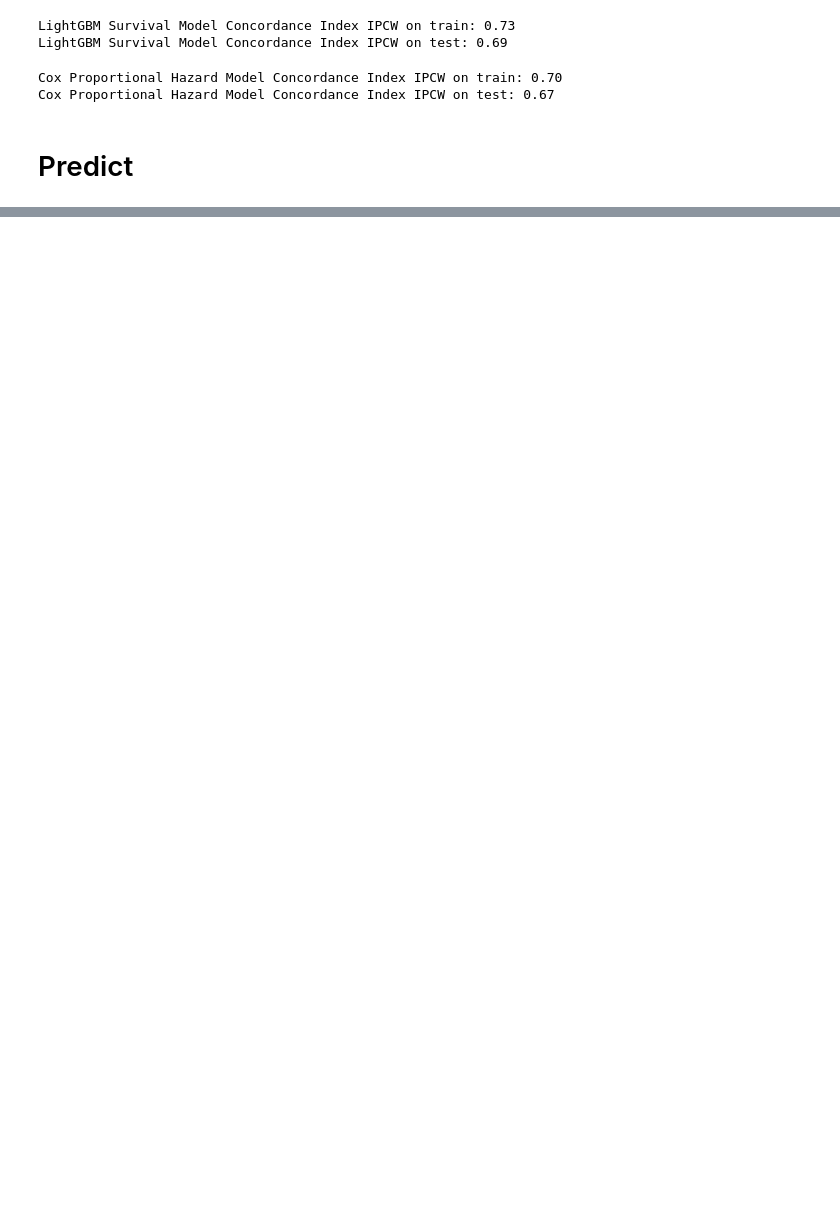
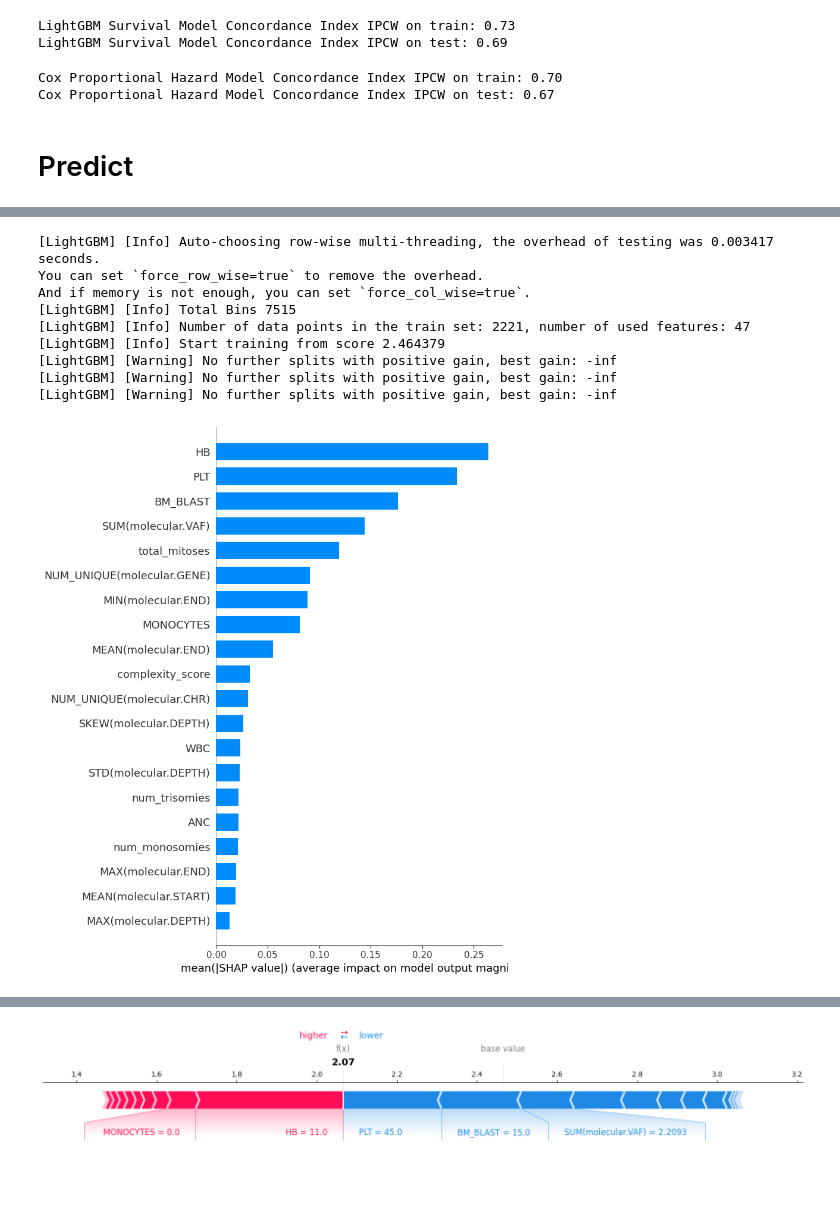
Before and after one commit to Caymaar/qrt-challenge-2025, a Jupyter notebook: dev.ipynb, the cells around one changed output, grey strips where cells are left out. Saved outputs shown, nothing was run; the diff lists cells and outputs as text; code cells hidden in the pictures; blank space fills up the shorter version.

Commit message:
Method Update, add of ALT and REF process

```diff
--- a/dev.ipynb
+++ b/dev.ipynb
@@ -186,0 +485,18 @@ X_eval = imputer.transform(X_eval)
+# %%
+
+##############################################
+# Fit a CoxPH model
+##############################################
+
+# Initialize and train the Cox Proportional Hazards model
+cox = CoxPHSurvivalAnalysis()
+cox.fit(X_train, y_train)
+
+# Evaluate the model using Concordance Index IPCW
+cox_cindex_train = concordance_index_ipcw(y_train, y_train, cox.predict(X_train), tau=7)[0]
+cox_cindex_test = concordance_index_ipcw(y_train, y_test, cox.predict(X_test), tau=7)[0]
+print(f"Cox Proportional Hazard Model Concordance Index IPCW on train: {cox_cindex_train:.2f}")
+print(f"Cox Proportional Hazard Model Concordance Index IPCW on test: {cox_cindex_test:.2f}")
+
+# Predict and save the results
+predict_and_save(X_eval, cox, method="featuretools_del_impute_median_cyto_processed")
@@ -186,0 +552,58 @@ X_eval = imputer.transform(X_eval)
+# %%
+import shap
+import lightgbm as lgb
+import pandas as pd
+import numpy as np
+
+# 1. Votre entraînement LightGBM (déjà fait)
+lgbm_params = {
+    'max_depth': 2,
+    'learning_rate': 0.05,
+    'verbose': 1
+}
+train_dataset = lgb.Dataset(X_train, label=y_train['OS_YEARS'])
+model = lgb.train(params=lgbm_params, train_set=train_dataset)
+
+# Assurez-vous que X_train est un DataFrame
+if isinstance(X_train, np.ndarray):
+    X_train = pd.DataFrame(X_train, columns=X.columns)
+
+# 2. Créer l'explainer SHAP
+explainer = shap.TreeExplainer(model)
+
+# 3. Calculer les valeurs SHAP sur l’échantillon d’entraînement
+#    (sur tout X_train ou un subset si X_train est trop grand)
+shap_values = explainer.shap_values(X_train)
+
+# 4. Visualiser l’explication globale via un summary plot
+shap.summary_plot(shap_values, X_train, plot_type="bar")
+# Le paramètre plot_type="bar" permet d’avoir un diagramme de barres
+# (importance moyenne absolue). Sans ce paramètre, vous aurez un summary_plot
+# en forme de nuage de points.
+
+# 5. Si vous voulez un nuage de points coloré par la valeur de la feature
+# (pour voir les interactions), retirez plot_type="bar":
+shap.summary_plot(shap_values, X_train)
+
+# 6. Visualiser l’explication locale (pour un seul patient, par exemple)
+
+
+# Sélectionnons le premier patient
+patient_idx = 1
+shap.force_plot(
+    explainer.expected_value,
+    shap_values[patient_idx, :],
+    X_train.iloc[patient_idx, :],
+    matplotlib=True
+)
+# %% [output]
+[LightGBM] [Info] Auto-choosing row-wise multi-threading, the overhead of testing was 0.003417 seconds.
+You can set `force_row_wise=true` to remove the overhead.
+And if memory is not enough, you can set `force_col_wise=true`.
+[LightGBM] [Info] Total Bins 7515
+[LightGBM] [Info] Number of data points in the train set: 2221, number of used features: 47
+[LightGBM] [Info] Start training from score 2.464379
+[LightGBM] [Warning] No further splits with positive gain, best gain: -inf
+[LightGBM] [Warning] No further splits with positive gain, best gain: -inf
+[LightGBM] [Warning] No further splits with positive gain, best gain: -inf
+[figure, added]
@@ -186,0 +611 @@ X_eval = imputer.transform(X_eval)
+[figure, added]
```
Also changed, not shown: parts of 16 cells of this notebook, 59 other files.
